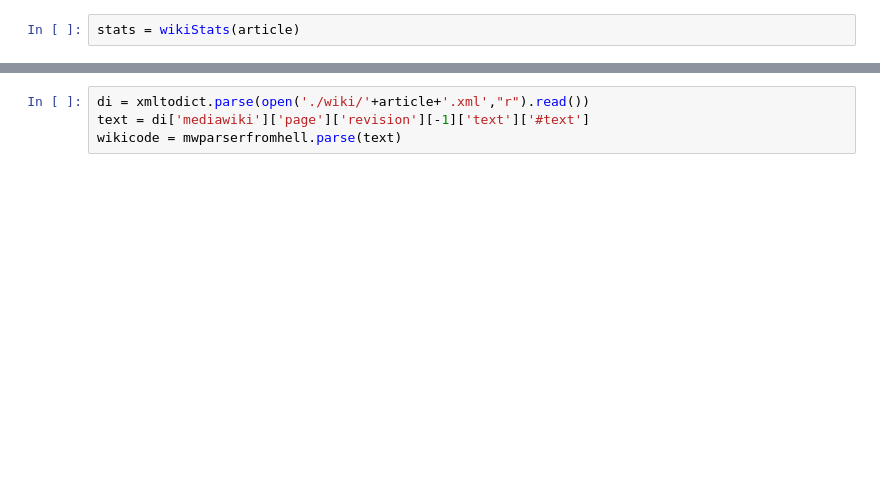
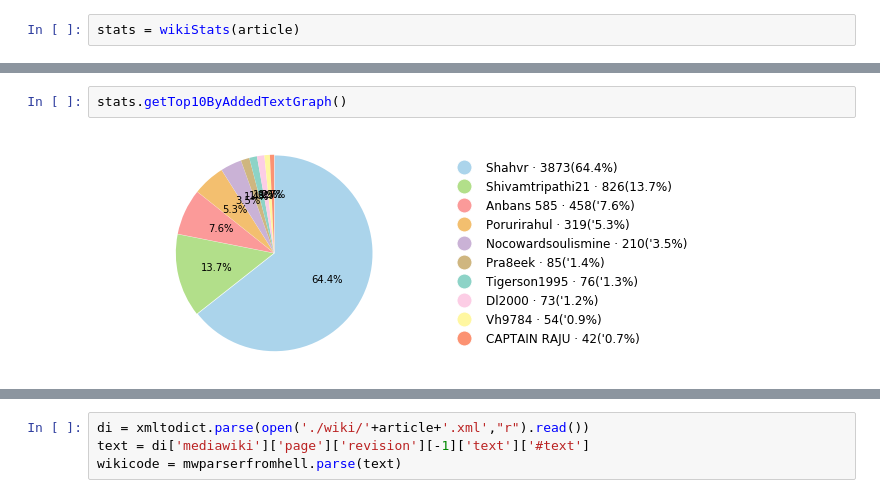
Before and after one commit to pra8eek/KDAP, a Jupyter notebook: wikiStats.ipynb, the cells around one changed output, grey strips where cells are left out. Saved outputs shown, nothing was run; the diff lists cells and outputs as text; blank space fills up the shorter version.

```diff
--- a/wikiStats.ipynb
+++ b/wikiStats.ipynb
@@ -1133,2 +1204,6 @@ stats = wikiStats(article)
+# %%
+stats.getTop10ByAddedTextGraph()
+# %% [output]
+[figure, added]
 # %%
 stats.getAccountIPGraph()
```
Also changed, not shown: parts of 13 cells of this notebook.
